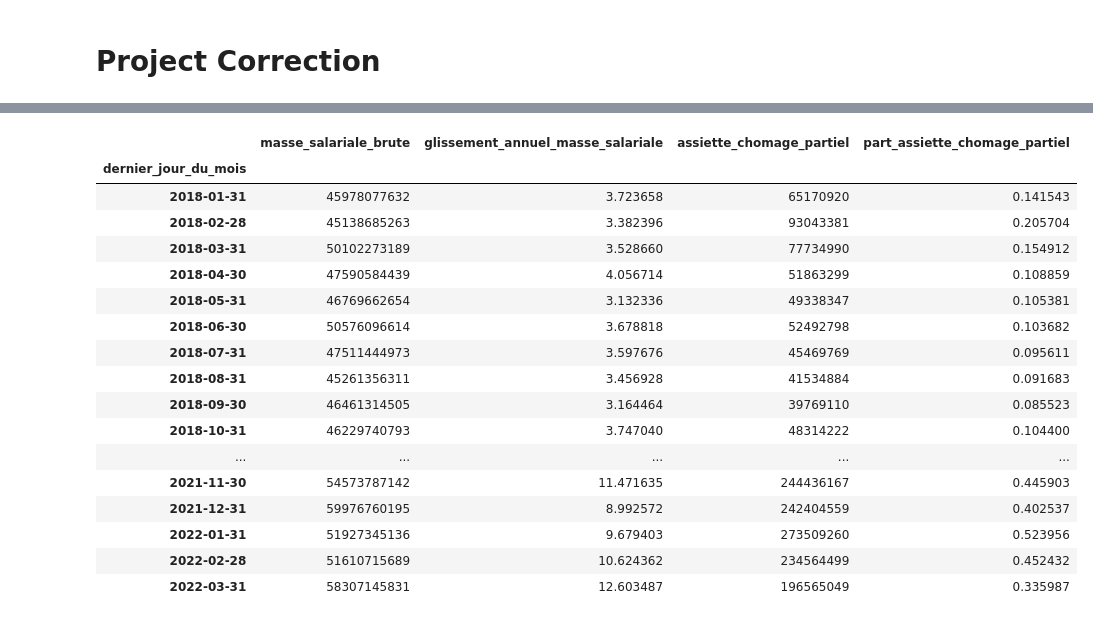
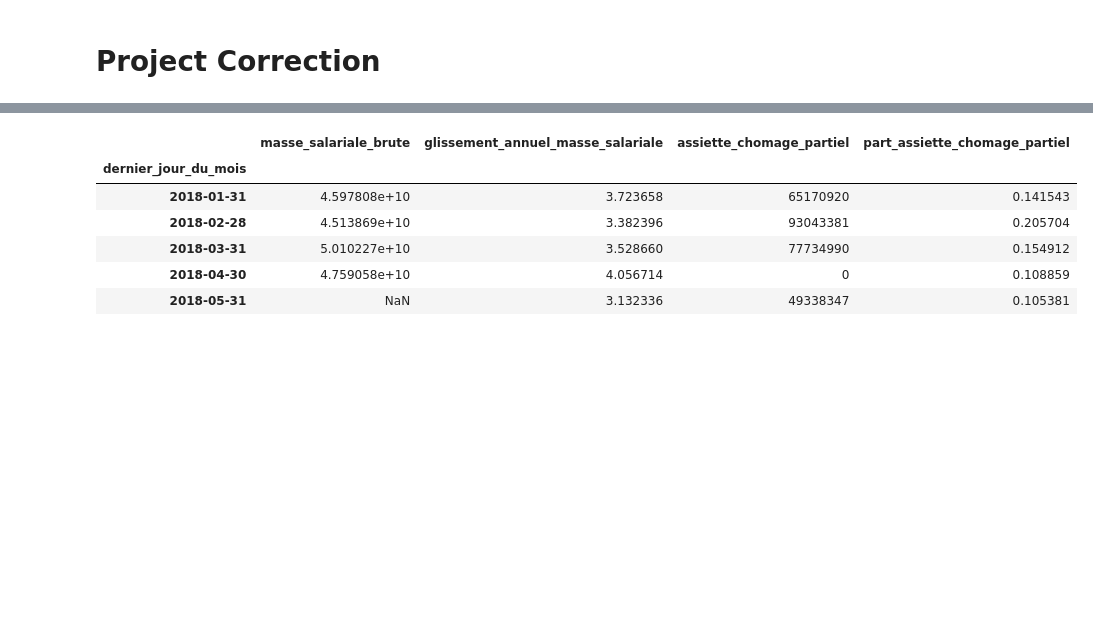
Before and after one commit to AlexisBogroff/Sorbonne_Data_Science_Workshop, a Jupyter notebook: src/Project_correction.ipynb, the cells around one changed output, grey strips where cells are left out. Saved outputs shown, nothing was run; the diff lists cells and outputs as text; code cells hidden in the pictures; blank space fills up the shorter version.

```diff
--- a/src/Project_correction.ipynb
+++ b/src/Project_correction.ipynb
@@ -6,5 +12,5 @@ import matplotlib.pyplot as plt
 # %%
 # Load data
-file_path = "masse-salariale-et-assiette-chomage-partiel-mensuelles-du-secteur-prive.csv"
+file_path = "masse-salariale-et-assiette-chomage-partiel-mensuelles-du-secteur-prive_modif.csv"
 df = pd.read_csv(file_path, sep=';')
 # %%
@@ -45,25 +45,15 @@ memory usage: 2.1+ KB
 # %%
 # Cast date_col as datetime and sort
 date_col = 'dernier_jour_du_mois'
 df.index = pd.to_datetime(df[date_col])
 df.drop(columns=date_col, inplace=True)
-df.sort_index()
+df.sort_index(inplace=True)
+df.head()
 # %% [output]
 |  | masse_salariale_brute | glissement_annuel_masse_salariale | assiette_chomage_partiel | part_assiette_chomage_partiel |
 | dernier_jour_du_mois |  |  |  |  |
-| 2018-01-31 | 45978077632 | 3.723658 | 65170920 | 0.141543 |
-| 2018-02-28 | 45138685263 | 3.382396 | 93043381 | 0.205704 |
-| 2018-03-31 | 50102273189 | 3.528660 | 77734990 | 0.154912 |
-| 2018-04-30 | 47590584439 | 4.056714 | 51863299 | 0.108859 |
-| 2018-05-31 | 46769662654 | 3.132336 | 49338347 | 0.105381 |
-| 2018-06-30 | 50576096614 | 3.678818 | 52492798 | 0.103682 |
-| 2018-07-31 | 47511444973 | 3.597676 | 45469769 | 0.095611 |
-| 2018-08-31 | 45261356311 | 3.456928 | 41534884 | 0.091683 |
-| 2018-09-30 | 46461314505 | 3.164464 | 39769110 | 0.085523 |
-| 2018-10-31 | 46229740793 | 3.747040 | 48314222 | 0.104400 |
-| ... | ... | ... | ... | ... |
-| 2021-11-30 | 54573787142 | 11.471635 | 244436167 | 0.445903 |
-| 2021-12-31 | 59976760195 | 8.992572 | 242404559 | 0.402537 |
-| 2022-01-31 | 51927345136 | 9.679403 | 273509260 | 0.523956 |
-| 2022-02-28 | 51610715689 | 10.624362 | 234564499 | 0.452432 |
-| 2022-03-31 | 58307145831 | 12.603487 | 196565049 | 0.335987 |
+| 2018-01-31 | 4.597808e+10 | 3.723658 | 65170920 | 0.141543 |
+| 2018-02-28 | 4.513869e+10 | 3.382396 | 93043381 | 0.205704 |
+| 2018-03-31 | 5.010227e+10 | 3.528660 | 77734990 | 0.154912 |
+| 2018-04-30 | 4.759058e+10 | 4.056714 | 0 | 0.108859 |
+| 2018-05-31 | NaN | 3.132336 | 49338347 | 0.105381 |
```
Also changed, not shown: parts of 51 cells of this notebook, 8 other files.
